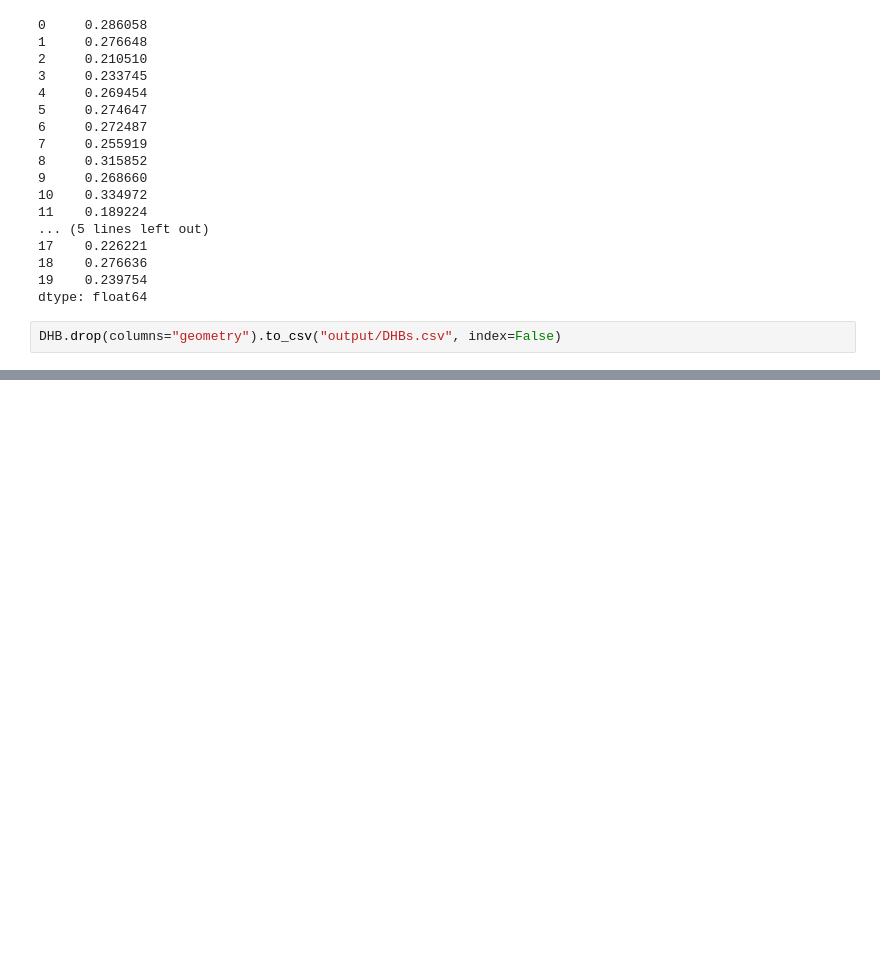
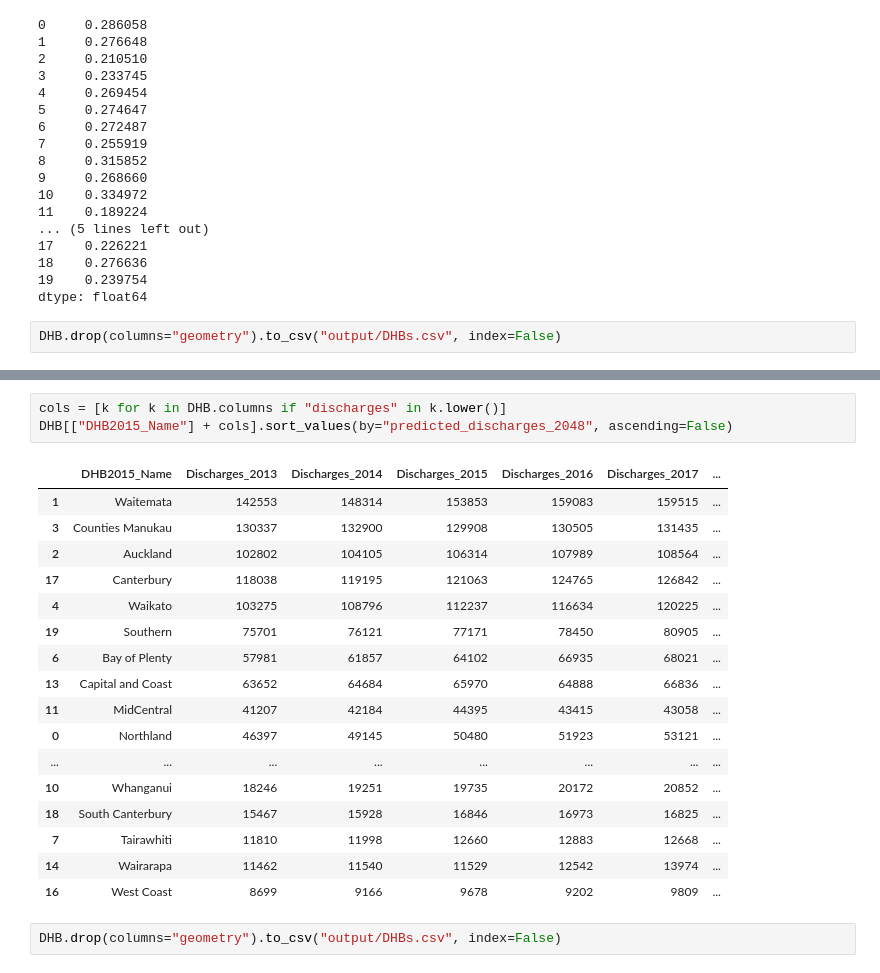
Before and after one commit to UoA-eResearch/hospitals_nz, a Jupyter notebook: train.ipynb, the cells around one changed output, grey strips where cells are left out. Saved outputs shown, nothing was run; the diff lists cells and outputs as text; blank space fills up the shorter version.

```diff
--- a/train.ipynb
+++ b/train.ipynb
@@ -570,0 +665,23 @@ DHB.drop(columns="geometry").to_csv("output/DHBs.csv", index=False)
+# %%
+cols = [k for k in DHB.columns if "discharges" in k.lower()]
+DHB[["DHB2015_Name"] + cols].sort_values(by="predicted_discharges_2048", ascending=False)
+# %% [output]
+|  | DHB2015_Name | Discharges_2013 | Discharges_2014 | Discharges_2015 | Discharges_2016 | Discharges_2017 | ... |
+| 1 | Waitemata | 142553 | 148314 | 153853 | 159083 | 159515 | ... |
+| 3 | Counties Manukau | 130337 | 132900 | 129908 | 130505 | 131435 | ... |
+| 2 | Auckland | 102802 | 104105 | 106314 | 107989 | 108564 | ... |
+| 17 | Canterbury | 118038 | 119195 | 121063 | 124765 | 126842 | ... |
+| 4 | Waikato | 103275 | 108796 | 112237 | 116634 | 120225 | ... |
+| 19 | Southern | 75701 | 76121 | 77171 | 78450 | 80905 | ... |
+| 6 | Bay of Plenty | 57981 | 61857 | 64102 | 66935 | 68021 | ... |
+| 13 | Capital and Coast | 63652 | 64684 | 65970 | 64888 | 66836 | ... |
+| 11 | MidCentral | 41207 | 42184 | 44395 | 43415 | 43058 | ... |
+| 0 | Northland | 46397 | 49145 | 50480 | 51923 | 53121 | ... |
+| ... | ... | ... | ... | ... | ... | ... | ... |
+| 10 | Whanganui | 18246 | 19251 | 19735 | 20172 | 20852 | ... |
+| 18 | South Canterbury | 15467 | 15928 | 16846 | 16973 | 16825 | ... |
+| 7 | Tairawhiti | 11810 | 11998 | 12660 | 12883 | 12668 | ... |
+| 14 | Wairarapa | 11462 | 11540 | 11529 | 12542 | 13974 | ... |
+| 16 | West Coast | 8699 | 9166 | 9678 | 9202 | 9809 | ... |
+# %%
+DHB.drop(columns="geometry").to_csv("output/DHBs.csv", index=False)
```
Also changed, not shown: parts of 14 cells of this notebook, 1 other file.
